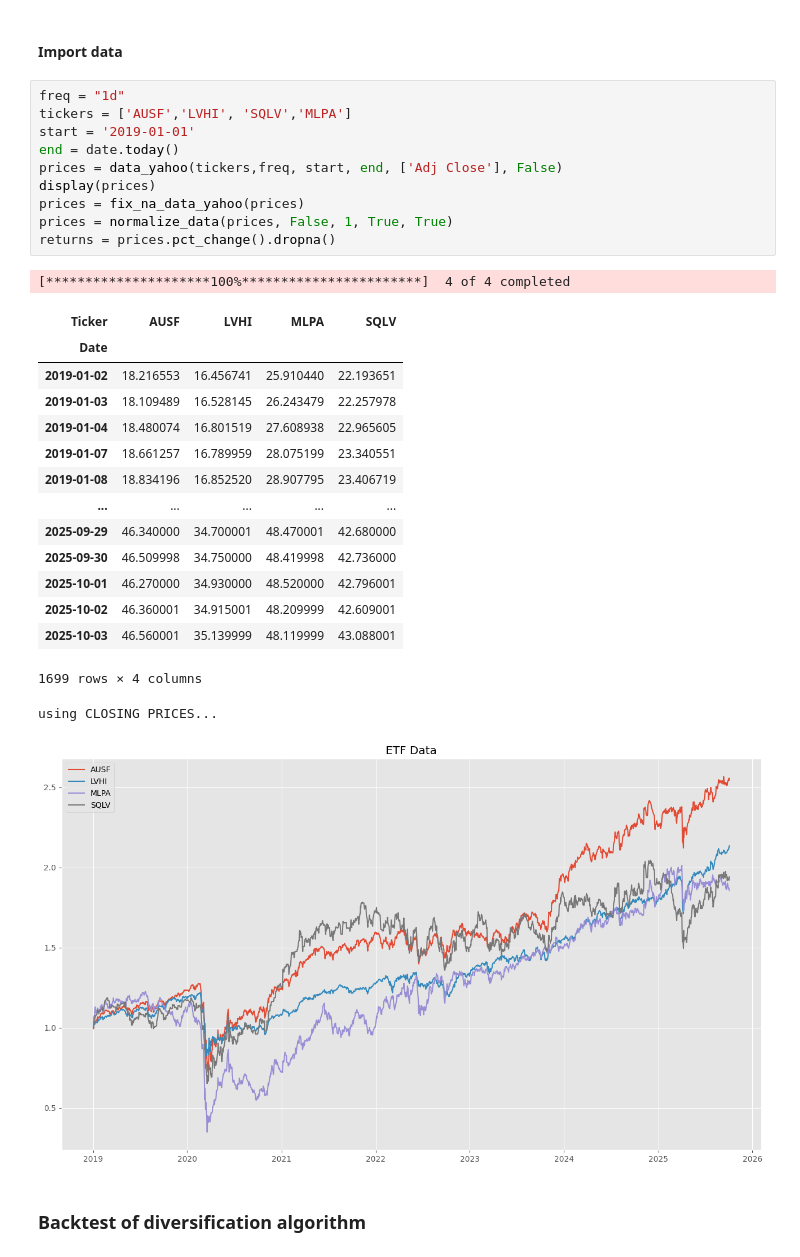
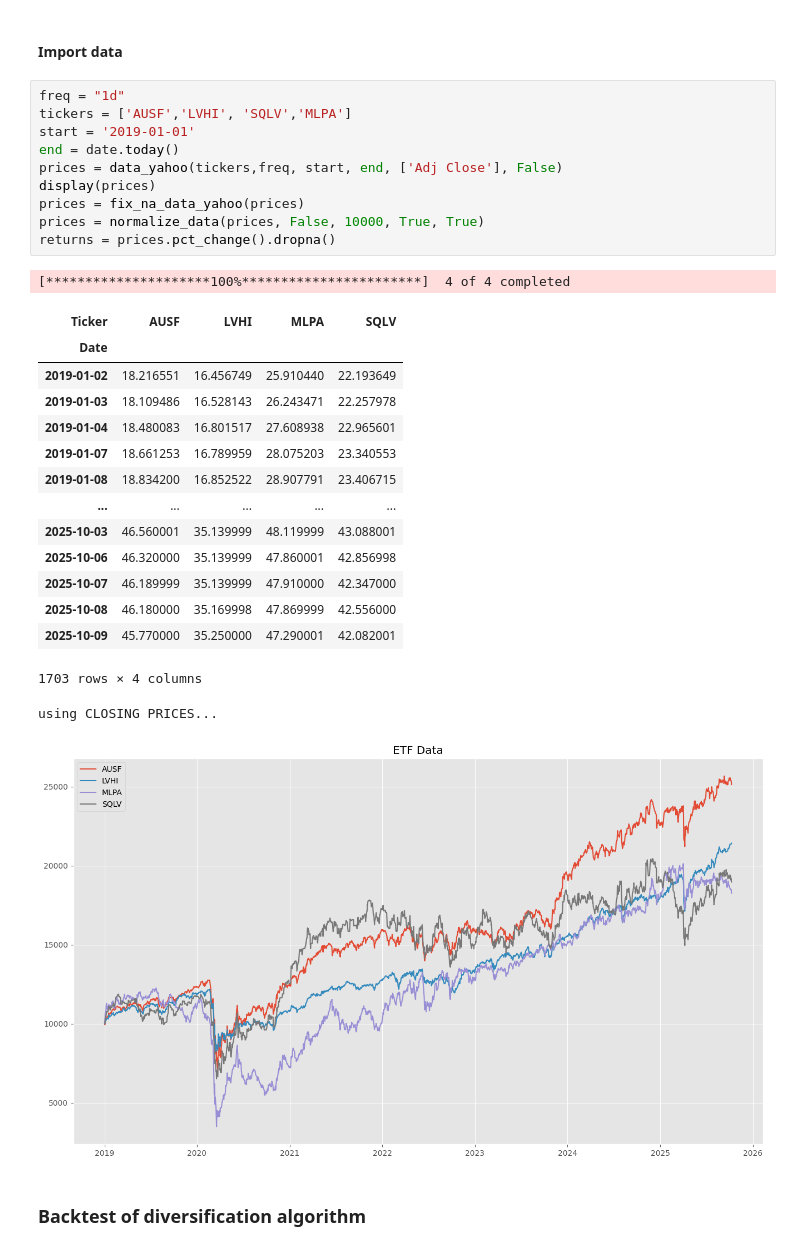
Before and after one commit to germanova/dynamic_asset_allocation_and_diversification, a Jupyter notebook: daa_diversification.ipynb, the cells around one changed output. Saved outputs shown, nothing was run; the diff lists cells and outputs as text.

```diff
--- a/daa_diversification.ipynb
+++ b/daa_diversification.ipynb
@@ -15,31 +15,31 @@ plt.style.use('ggplot')
 # %%
 freq = "1d"
 tickers = ['AUSF','LVHI', 'SQLV','MLPA']
 start = '2019-01-01'
 end = date.today()
 prices = data_yahoo(tickers,freq, start, end, ['Adj Close'], False)
 display(prices)
 prices = fix_na_data_yahoo(prices)
-prices = normalize_data(prices, False, 1, True, True)
+prices = normalize_data(prices, False, 10000, True, True)
 returns = prices.pct_change().dropna()
 # %% [output]
 [*********************100%***********************]  4 of 4 completed
 | Ticker | AUSF | LVHI | MLPA | SQLV |
 | Date |  |  |  |  |
-| 2019-01-02 | 18.216553 | 16.456741 | 25.910440 | 22.193651 |
-| 2019-01-03 | 18.109489 | 16.528145 | 26.243479 | 22.257978 |
-| 2019-01-04 | 18.480074 | 16.801519 | 27.608938 | 22.965605 |
-| 2019-01-07 | 18.661257 | 16.789959 | 28.075199 | 23.340551 |
-| 2019-01-08 | 18.834196 | 16.852520 | 28.907795 | 23.406719 |
+| 2019-01-02 | 18.216551 | 16.456749 | 25.910440 | 22.193649 |
+| 2019-01-03 | 18.109486 | 16.528143 | 26.243471 | 22.257978 |
+| 2019-01-04 | 18.480083 | 16.801517 | 27.608938 | 22.965601 |
+| 2019-01-07 | 18.661253 | 16.789959 | 28.075203 | 23.340553 |
+| 2019-01-08 | 18.834200 | 16.852522 | 28.907791 | 23.406715 |
 | ... | ... | ... | ... | ... |
-| 2025-09-29 | 46.340000 | 34.700001 | 48.470001 | 42.680000 |
-| 2025-09-30 | 46.509998 | 34.750000 | 48.419998 | 42.736000 |
-| 2025-10-01 | 46.270000 | 34.930000 | 48.520000 | 42.796001 |
-| 2025-10-02 | 46.360001 | 34.915001 | 48.209999 | 42.609001 |
 | 2025-10-03 | 46.560001 | 35.139999 | 48.119999 | 43.088001 |
+| 2025-10-06 | 46.320000 | 35.139999 | 47.860001 | 42.856998 |
+| 2025-10-07 | 46.189999 | 35.139999 | 47.910000 | 42.347000 |
+| 2025-10-08 | 46.180000 | 35.169998 | 47.869999 | 42.556000 |
+| 2025-10-09 | 45.770000 | 35.250000 | 47.290001 | 42.082001 |
-1699 rows × 4 columns
+1703 rows × 4 columns
 using CLOSING PRICES...
-[figure, old version]
+[figure, new version]
 # %% [markdown]
 ### Backtest of diversification algorithm
 # %% [markdown]
```
Also changed, not shown: parts of 3 cells of this notebook, 1 other file.
